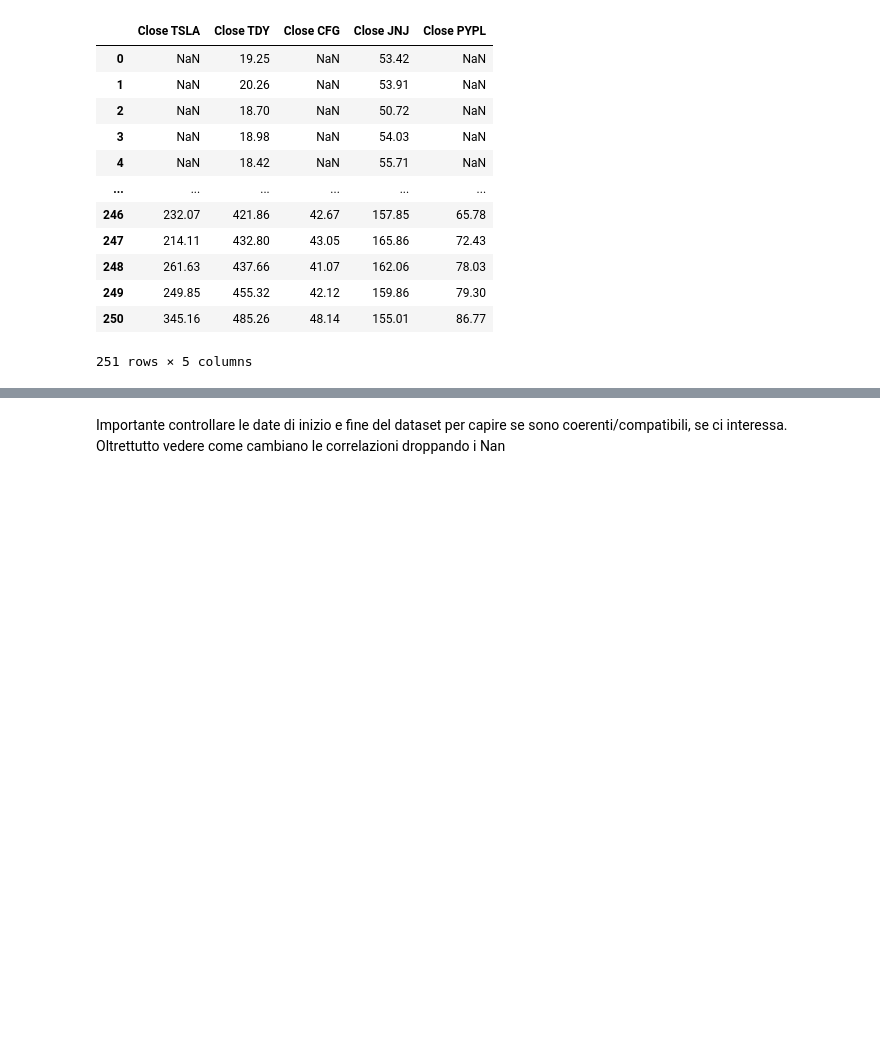
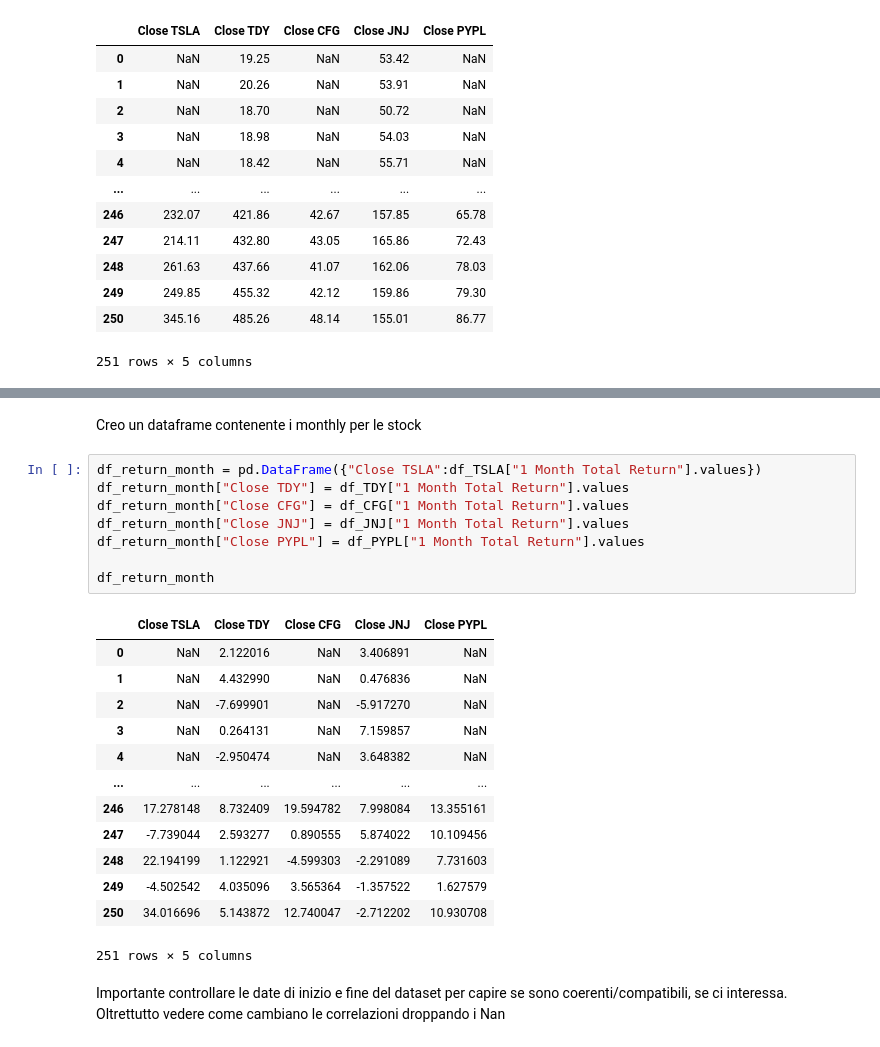
Before and after one commit to Riccardo-Martelli/Project_Work_Asset_Management, a Jupyter notebook: Final_Project.ipynb, the cells around one changed output, grey strips where cells are left out. Cells and saved outputs as stored; diff of their text form; blank space fills up the shorter version.

```diff
--- a/Final_Project.ipynb
+++ b/Final_Project.ipynb
@@ -160,3 +184,27 @@ df_price_close
+# %% [markdown]
+Creo un dataframe contenente i monthly per le stock
+# %%
+df_return_month = pd.DataFrame({"Close TSLA":df_TSLA["1 Month Total Return"].values})
+df_return_month["Close TDY"] = df_TDY["1 Month Total Return"].values
+df_return_month["Close CFG"] = df_CFG["1 Month Total Return"].values
+df_return_month["Close JNJ"] = df_JNJ["1 Month Total Return"].values
+df_return_month["Close PYPL"] = df_PYPL["1 Month Total Return"].values
+
+df_return_month
+# %% [output]
+|  | Close TSLA | Close TDY | Close CFG | Close JNJ | Close PYPL |
+| 0 | NaN | 2.122016 | NaN | 3.406891 | NaN |
+| 1 | NaN | 4.432990 | NaN | 0.476836 | NaN |
+| 2 | NaN | -7.699901 | NaN | -5.917270 | NaN |
+| 3 | NaN | 0.264131 | NaN | 7.159857 | NaN |
+| 4 | NaN | -2.950474 | NaN | 3.648382 | NaN |
+| ... | ... | ... | ... | ... | ... |
+| 246 | 17.278148 | 8.732409 | 19.594782 | 7.998084 | 13.355161 |
+| 247 | -7.739044 | 2.593277 | 0.890555 | 5.874022 | 10.109456 |
+| 248 | 22.194199 | 1.122921 | -4.599303 | -2.291089 | 7.731603 |
+| 249 | -4.502542 | 4.035096 | 3.565364 | -1.357522 | 1.627579 |
+| 250 | 34.016696 | 5.143872 | 12.740047 | -2.712202 | 10.930708 |
+251 rows × 5 columns
 # %% [markdown]
 Importante controllare le date di inizio e fine del dataset per capire se sono coerenti/compatibili, se ci interessa. Oltrettutto vedere come cambiano le correlazioni droppando i Nan
 # %%
```
Also changed, not shown: parts of 14 cells of this notebook.
